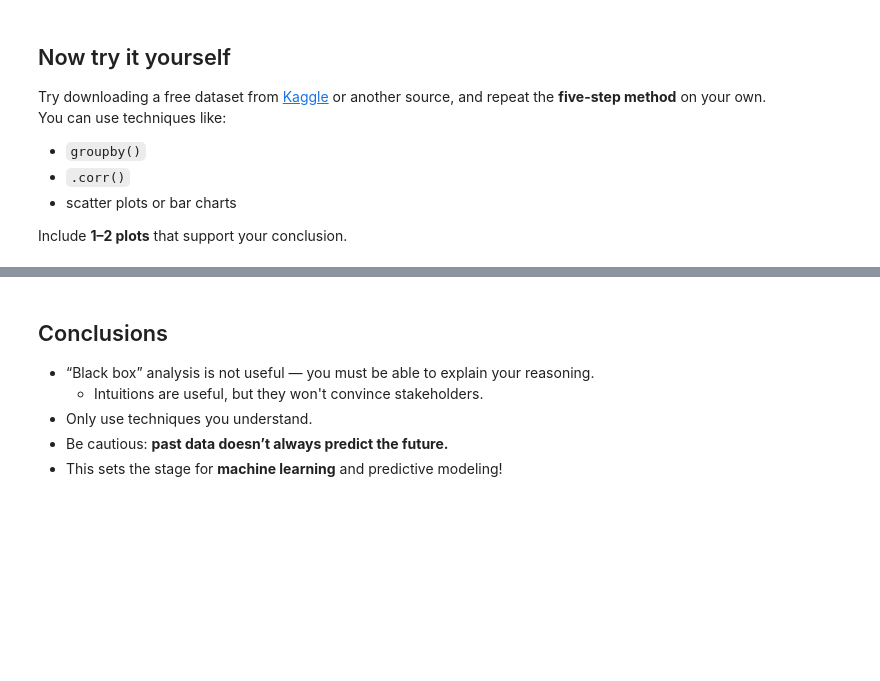
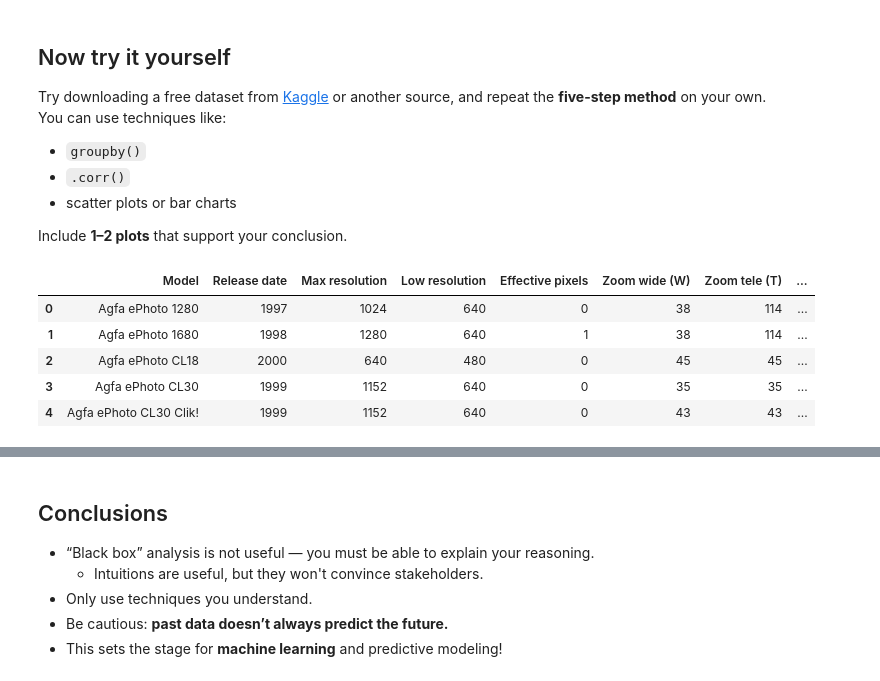
Before and after one commit to ZhiYan24/bwsi-comp-problem-solving, a Jupyter notebook: mod3_math_modeling/3_intro_to_data_analysis.ipynb, the cells around one changed output, grey strips where cells are left out. Drawn from its saved outputs; the diff is of its cells as text; code cells hidden in the pictures; blank space fills up the shorter version.

```diff
--- a/mod3_math_modeling/3_intro_to_data_analysis.ipynb
+++ b/mod3_math_modeling/3_intro_to_data_analysis.ipynb
@@ -229,3 +240,14 @@ You can use techniques like:
 - scatter plots or bar charts
 
 Include **1–2 plots** that support your conclusion.
+# %%
+# Step 1
+camera = pd.read_csv("https://raw.githubusercontent.com/preetiamin/cameras/master/camera_dataset.csv")
+camera.head()
+# %% [output]
+|  | Model | Release date | Max resolution | Low resolution | Effective pixels | Zoom wide (W) | Zoom tele (T) | ... |
+| 0 | Agfa ePhoto 1280 | 1997 | 1024 | 640 | 0 | 38 | 114 | ... |
+| 1 | Agfa ePhoto 1680 | 1998 | 1280 | 640 | 1 | 38 | 114 | ... |
+| 2 | Agfa ePhoto CL18 | 2000 | 640 | 480 | 0 | 45 | 45 | ... |
+| 3 | Agfa ePhoto CL30 | 1999 | 1152 | 640 | 0 | 35 | 35 | ... |
+| 4 | Agfa ePhoto CL30 Clik! | 1999 | 1152 | 640 | 0 | 43 | 43 | ... |
```
Also changed, not shown: parts of 12 cells of this notebook, 2 other files.
